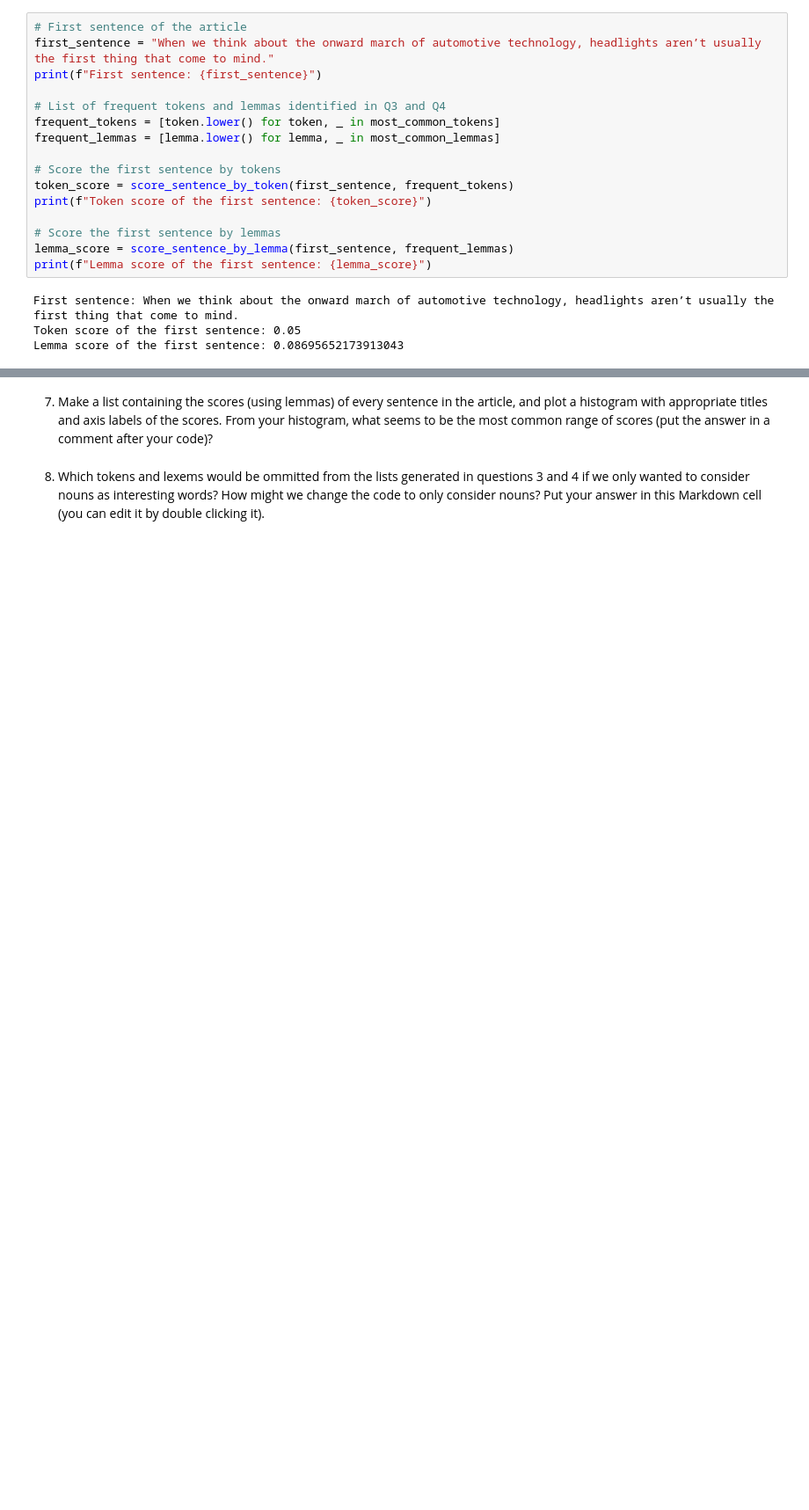
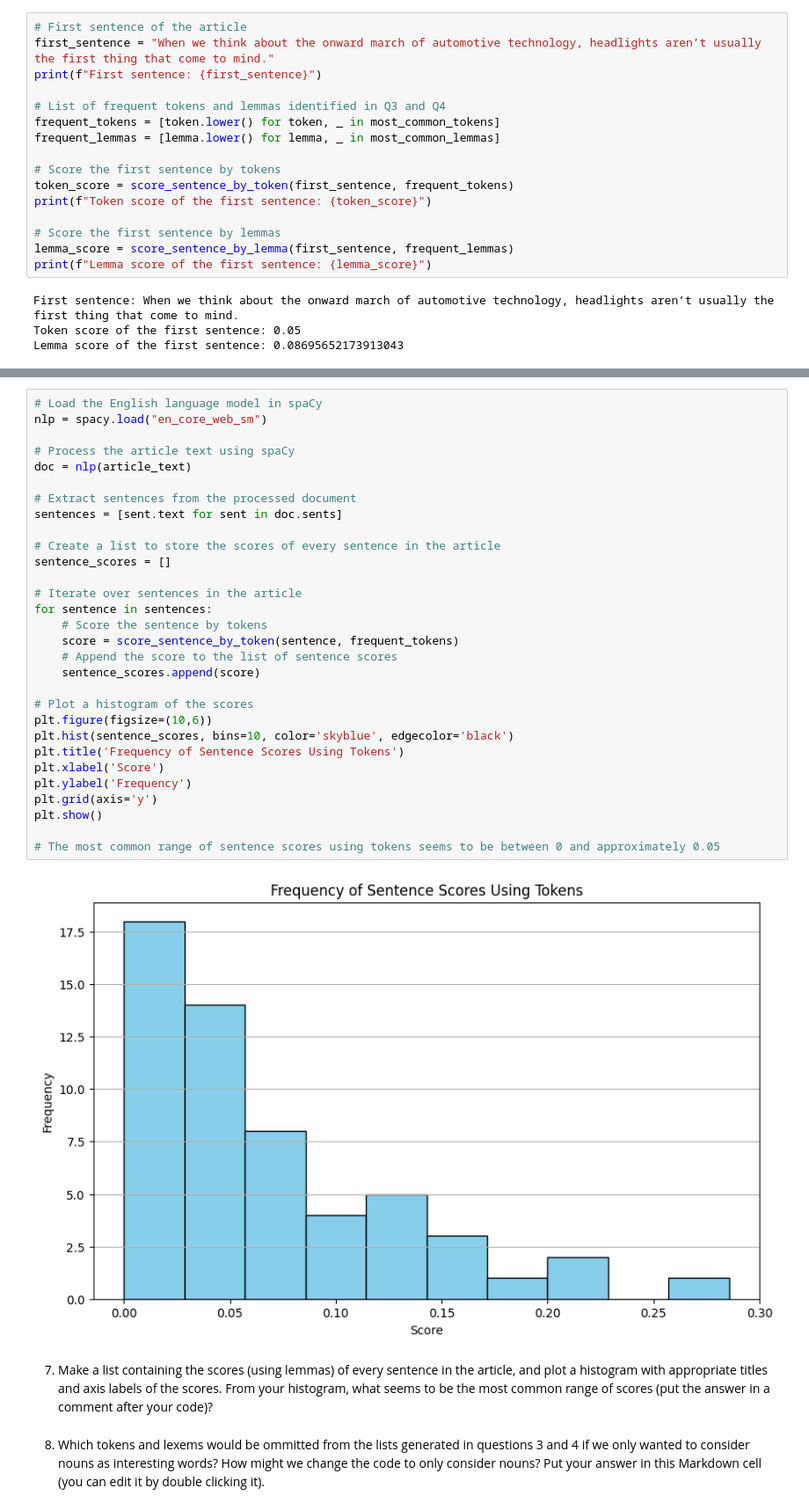
Before and after one commit to jakerood/p6-web-scraping, a Jupyter notebook: web-scraping.ipynb, the cells around one changed output, grey strips where cells are left out. Shown at 88% size. Cells and saved outputs as stored; diff of their text form; blank space fills up the shorter version.

Commit message:
Plotted histogram with sentence scores by token

```diff
--- a/web-scraping.ipynb
+++ b/web-scraping.ipynb
@@ -296,3 +297,35 @@ Lemma score of the first sentence: 0.08695652173913043
+# %%
+# Load the English language model in spaCy
+nlp = spacy.load("en_core_web_sm")
+
+# Process the article text using spaCy
+doc = nlp(article_text)
+
+# Extract sentences from the processed document
+sentences = [sent.text for sent in doc.sents]
+
+# Create a list to store the scores of every sentence in the article
+sentence_scores = []
+
+# Iterate over sentences in the article
+for sentence in sentences:
+    # Score the sentence by tokens
+    score = score_sentence_by_token(sentence, frequent_tokens)
+    # Append the score to the list of sentence scores
+    sentence_scores.append(score)
+
+# Plot a histogram of the scores
+plt.figure(figsize=(10,6))
+plt.hist(sentence_scores, bins=10, color='skyblue', edgecolor='black')
+plt.title('Frequency of Sentence Scores Using Tokens')
+plt.xlabel('Score')
+plt.ylabel('Frequency')
+plt.grid(axis='y')
+plt.show()
+
+# The most common range of sentence scores using tokens seems to be between 0 and approximately 0.05
+# %% [output]
+[figure, added]
 # %% [markdown]
 7. Make a list containing the scores (using lemmas) of every sentence in the article, and plot a histogram with appropriate titles and axis labels of the scores.  From your histogram, what seems to be the most common range of scores (put the answer in a comment after your code)?
 # %% [markdown]
```
Also changed, not shown: parts of 1 cell of this notebook.
